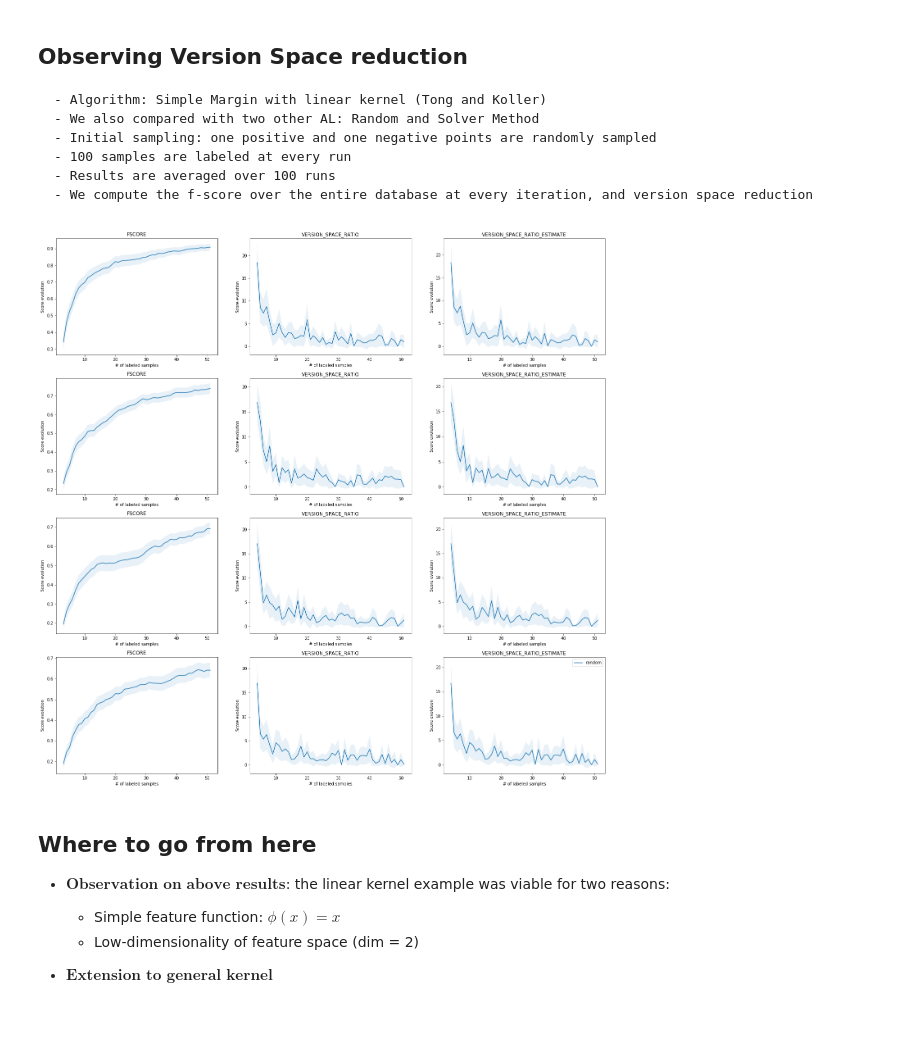
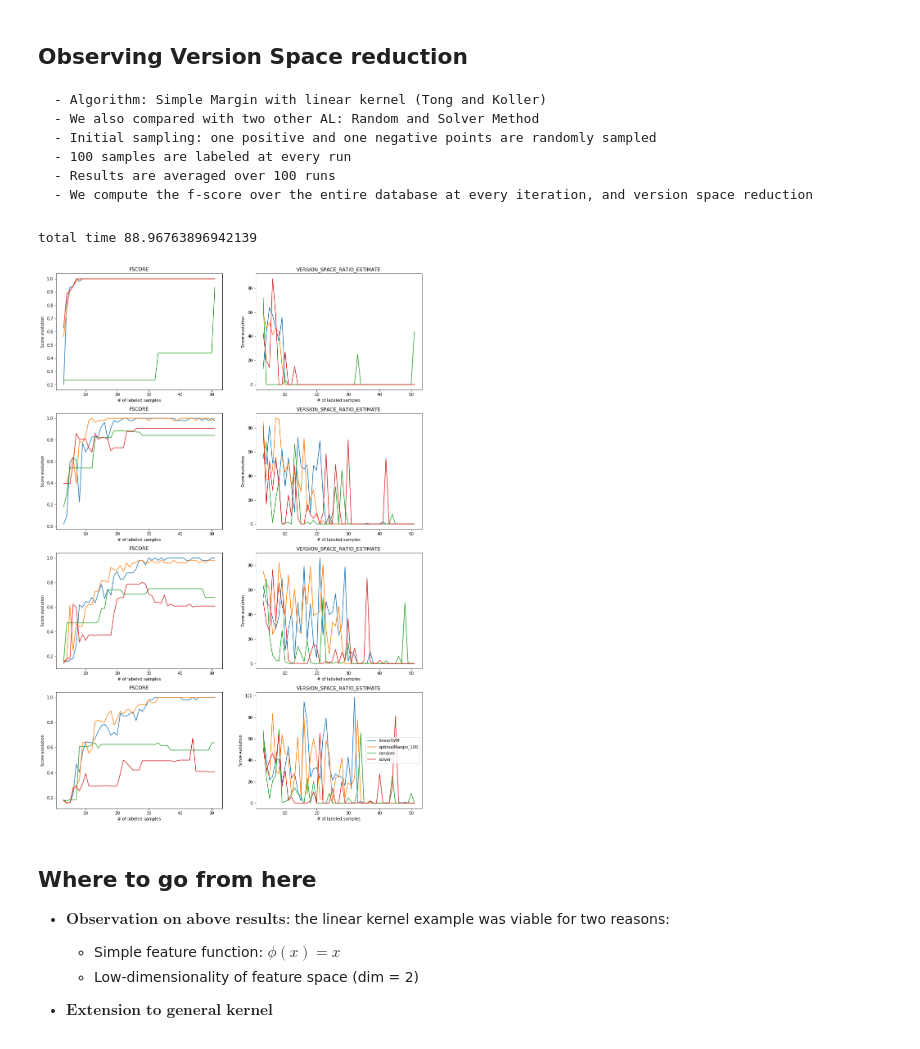
Before and after one commit to AIDEmeProject/PythonMiddleware, a Jupyter notebook: notebooks/version space convergence.ipynb, the cells around one changed output. Drawn from its saved outputs; the diff is of its cells as text; code cells hidden in the pictures.

```diff
--- a/notebooks/version space convergence.ipynb
+++ b/notebooks/version space convergence.ipynb
@@ -169,35 +169,43 @@ Final F-score of Linear SVM model:  1.0
 # %%
 from src.initial_sampling import FixedSizeStratifiedSampler
 from src.showdown import Showdown
 from src.plotting import plot_showdown
 
-from src.active_learning.svm import SimpleMargin, SolverMethod
+from src.active_learning.svm import SimpleMargin, SolverMethod, OptimalMargin
 from src.active_learning.agnostic import RandomLearner
 from src.version_space.two_dimensional import Circle
+from src.version_space.svm import SVMVersionSpace
+# AL list
 
-# AL list
 active_learners_list = [
-     ("random", RandomLearner(LinearSVC(C=200, fit_intercept=False), Circle())),
-     #("linearSVM", SimpleMargin(kind='linear', C=200, kernel='linear', fit_intercept=False)),
-     #("solver", SolverMethod(kind='linear', pool_size=50, C=200, kernel='linear', fit_intercept=False)),
+     ("random", RandomLearner(LinearSVC(C=200, fit_intercept=False))),
+     ("linearSVM", SimpleMargin(kind='linear', C=200, fit_intercept=False)),
+     ("solver", SolverMethod(kind='linear', pool_size=50, C=200, kernel='linear', fit_intercept=False)),
+     #("optimalMargin_10", OptimalMargin(C=200, fit_intercept=False, chain_length=10)),
+     ("optimalMargin_100", OptimalMargin(C=200, fit_intercept=False, chain_length=100)),
+     #("optimalMargin_500", OptimalMargin(C=200, fit_intercept=False, chain_length=500)),
+     #("optimalMargin_1000", OptimalMargin(C=200, fit_intercept=False, chain_length=1000))
 ]
 
 # datasets
 #datasets_list = [
 #    ("housing", X_housing_fit, user_housing)
 #]
 
 # set showdown and run
-times = 100
+times = 1
 initial_sampler = FixedSizeStratifiedSampler(sample_size=2)
 showdown = Showdown(times, initial_sampler)
+from time import time
+t0 = time()
 output = showdown.run(datasets_list, active_learners_list)
-
+print("total time", time() - t0)
 # plot results
 #print(output.head())
-plot_showdown(output, times, metrics_list=['fscore', 'version_space_ratio', 'version_space_ratio_estimate'])
+plot_showdown(output, times, metrics_list=['fscore', 'version_space_ratio_estimate'])
 # %% [output]
+total time 88.96763896942139
-[figure, old version]
+[figure, new version]
 # %% [markdown]
 ## Where to go from here
   - $\textbf{Observation on above results}$: the linear kernel example was viable for two reasons:
```
Also changed, not shown: parts of 1 cell of this notebook, 23 other files.
